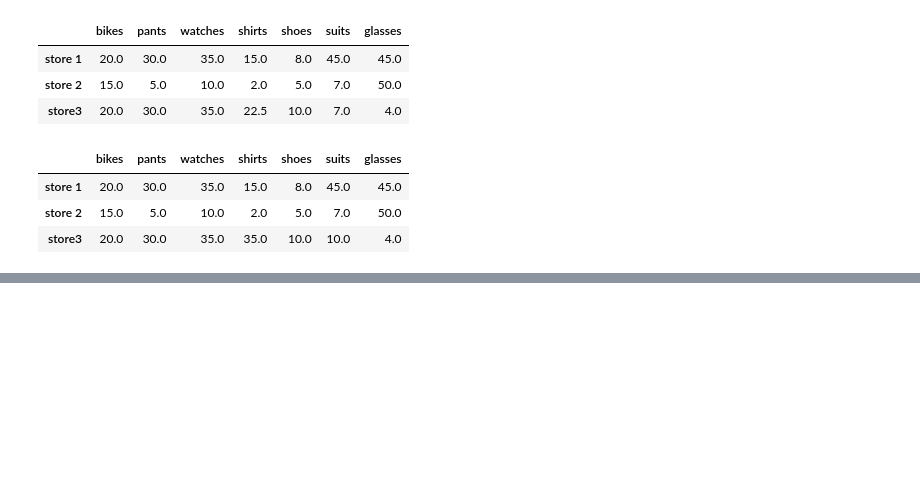
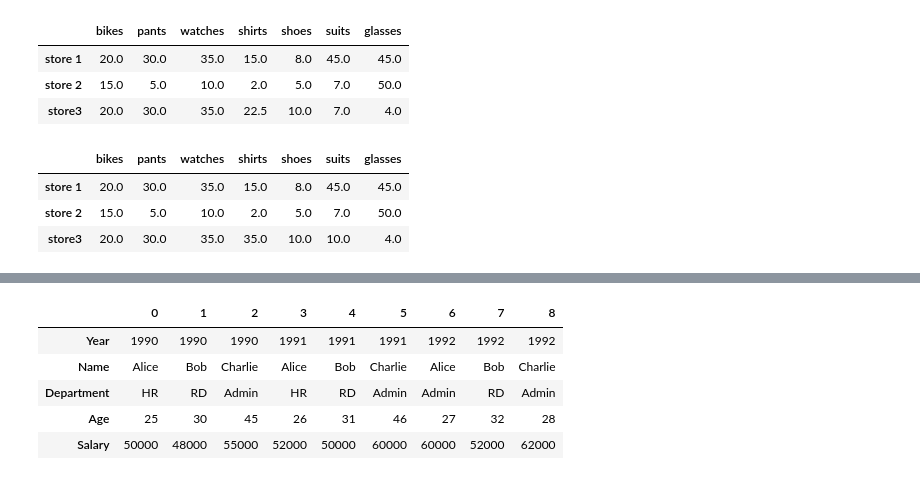
Before and after one commit to clencyc/AWS-Notebooks, a Jupyter notebook: Pandas/Untitled.ipynb, the cells around one changed output, grey strips where cells are left out. Saved outputs shown, nothing was run; the diff lists cells and outputs as text; code cells hidden in the pictures; blank space fills up the shorter version.

```diff
--- a/Pandas/Untitled.ipynb
+++ b/Pandas/Untitled.ipynb
@@ -605,0 +875,10 @@ store_items.ffill(axis=1)
+# %%
+# Transposing the data
+data.T
+# %% [output]
+|  | 0 | 1 | 2 | 3 | 4 | 5 | 6 | 7 | 8 |
+| Year | 1990 | 1990 | 1990 | 1991 | 1991 | 1991 | 1992 | 1992 | 1992 |
+| Name | Alice | Bob | Charlie | Alice | Bob | Charlie | Alice | Bob | Charlie |
+| Department | HR | RD | Admin | HR | RD | Admin | Admin | RD | Admin |
+| Age | 25 | 30 | 45 | 26 | 31 | 46 | 27 | 32 | 28 |
+| Salary | 50000 | 48000 | 55000 | 52000 | 50000 | 60000 | 60000 | 52000 | 62000 |
```
Also changed, not shown: parts of 24 cells of this notebook, 3 other files.
